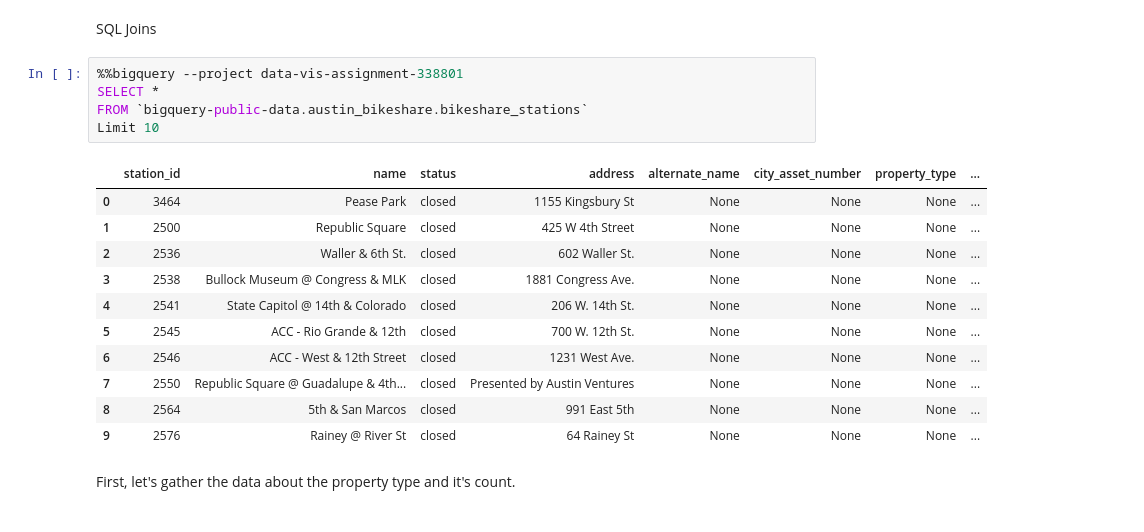
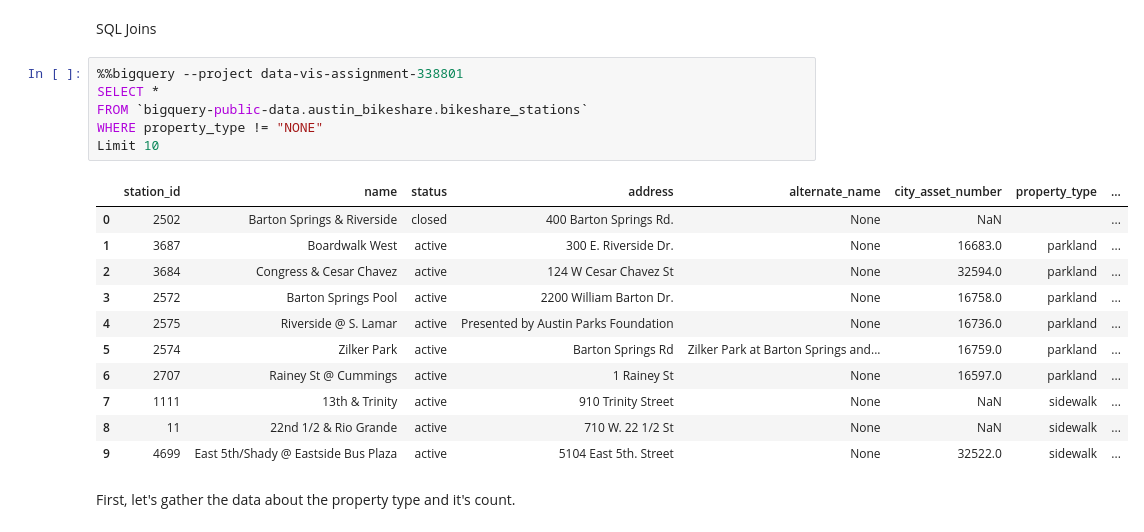
Before and after one commit to sovikapoudel/Data-Visualiation-Spring-2022, a Jupyter notebook: Quiz_6.ipynb, the cells around one changed output. Drawn from its saved outputs; the diff is of its cells as text.

```diff
--- a/Quiz_6.ipynb
+++ b/Quiz_6.ipynb
@@ -96,20 +96,21 @@ SQL Joins
 # %%
 %%bigquery --project data-vis-assignment-338801
 SELECT *
 FROM `bigquery-public-data.austin_bikeshare.bikeshare_stations`
+WHERE property_type != "NONE"
 Limit 10
 # %% [output]
 |  | station_id | name | status | address | alternate_name | city_asset_number | property_type | ... |
-| 0 | 3464 | Pease Park | closed | 1155 Kingsbury St | None | None | None | ... |
-| 1 | 2500 | Republic Square | closed | 425 W 4th Street | None | None | None | ... |
-| 2 | 2536 | Waller & 6th St. | closed | 602 Waller St. | None | None | None | ... |
-| 3 | 2538 | Bullock Museum @ Congress & MLK | closed | 1881 Congress Ave. | None | None | None | ... |
-| 4 | 2541 | State Capitol @ 14th & Colorado | closed | 206 W. 14th St. | None | None | None | ... |
-| 5 | 2545 | ACC - Rio Grande & 12th | closed | 700 W. 12th St. | None | None | None | ... |
-| 6 | 2546 | ACC - West & 12th Street | closed | 1231 West Ave. | None | None | None | ... |
-| 7 | 2550 | Republic Square @ Guadalupe & 4th... | closed | Presented by Austin Ventures | None | None | None | ... |
-| 8 | 2564 | 5th & San Marcos | closed | 991 East 5th | None | None | None | ... |
-| 9 | 2576 | Rainey @ River St | closed | 64 Rainey St | None | None | None | ... |
+| 0 | 2502 | Barton Springs & Riverside | closed | 400 Barton Springs Rd. | None | NaN |  | ... |
+| 1 | 3687 | Boardwalk West | active | 300 E. Riverside Dr. | None | 16683.0 | parkland | ... |
+| 2 | 3684 | Congress & Cesar Chavez | active | 124 W Cesar Chavez St | None | 32594.0 | parkland | ... |
+| 3 | 2572 | Barton Springs Pool | active | 2200 William Barton Dr. | None | 16758.0 | parkland | ... |
+| 4 | 2575 | Riverside @ S. Lamar | active | Presented by Austin Parks Foundation | None | 16736.0 | parkland | ... |
+| 5 | 2574 | Zilker Park | active | Barton Springs Rd | Zilker Park at Barton Springs and... | 16759.0 | parkland | ... |
+| 6 | 2707 | Rainey St @ Cummings | active | 1 Rainey St | None | 16597.0 | parkland | ... |
+| 7 | 1111 | 13th & Trinity | active | 910 Trinity Street | None | NaN | sidewalk | ... |
+| 8 | 11 | 22nd 1/2 & Rio Grande | active | 710 W. 22 1/2 St | None | NaN | sidewalk | ... |
+| 9 | 4699 | East 5th/Shady @ Eastside Bus Plaza | active | 5104 East 5th. Street | None | 32522.0 | sidewalk | ... |
 # %% [markdown]
 First, let's gather the data about the property type and it's count.
 # %%
```
Also changed, not shown: parts of 8 cells of this notebook.
